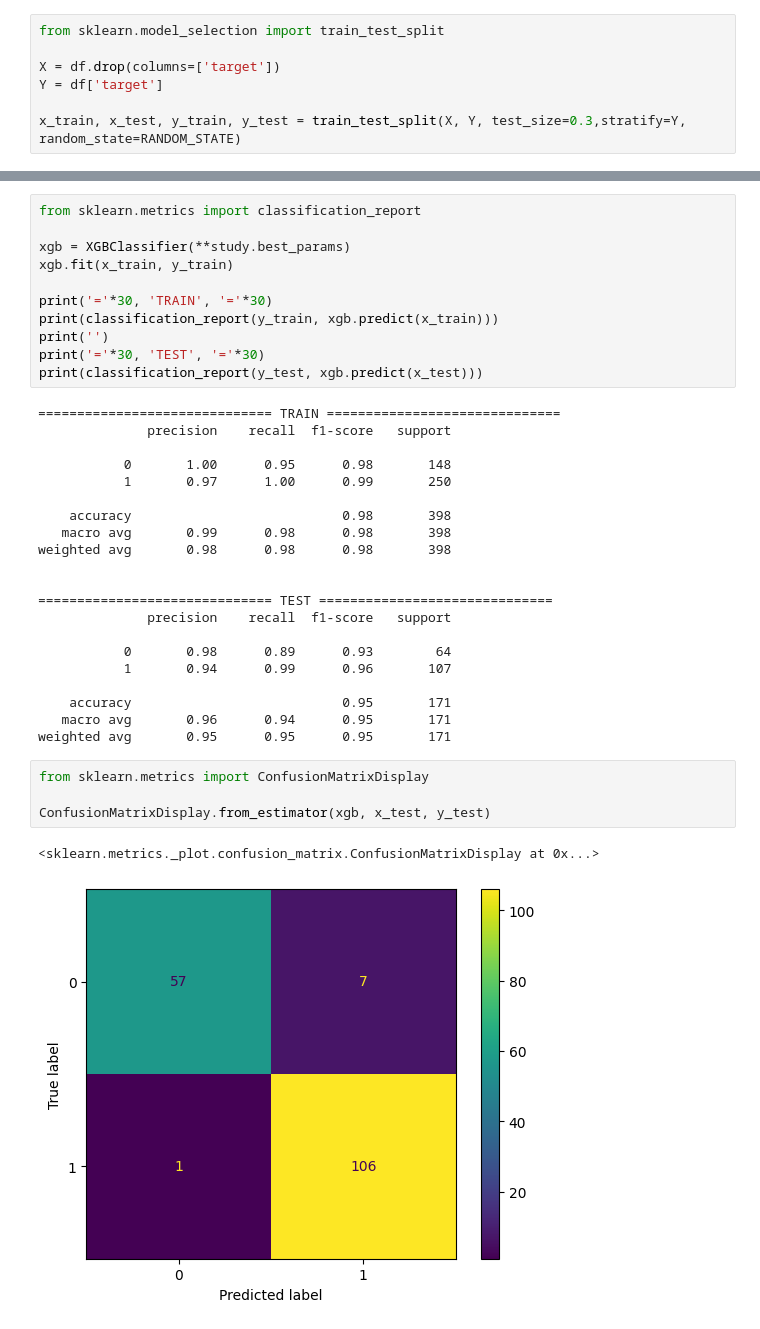
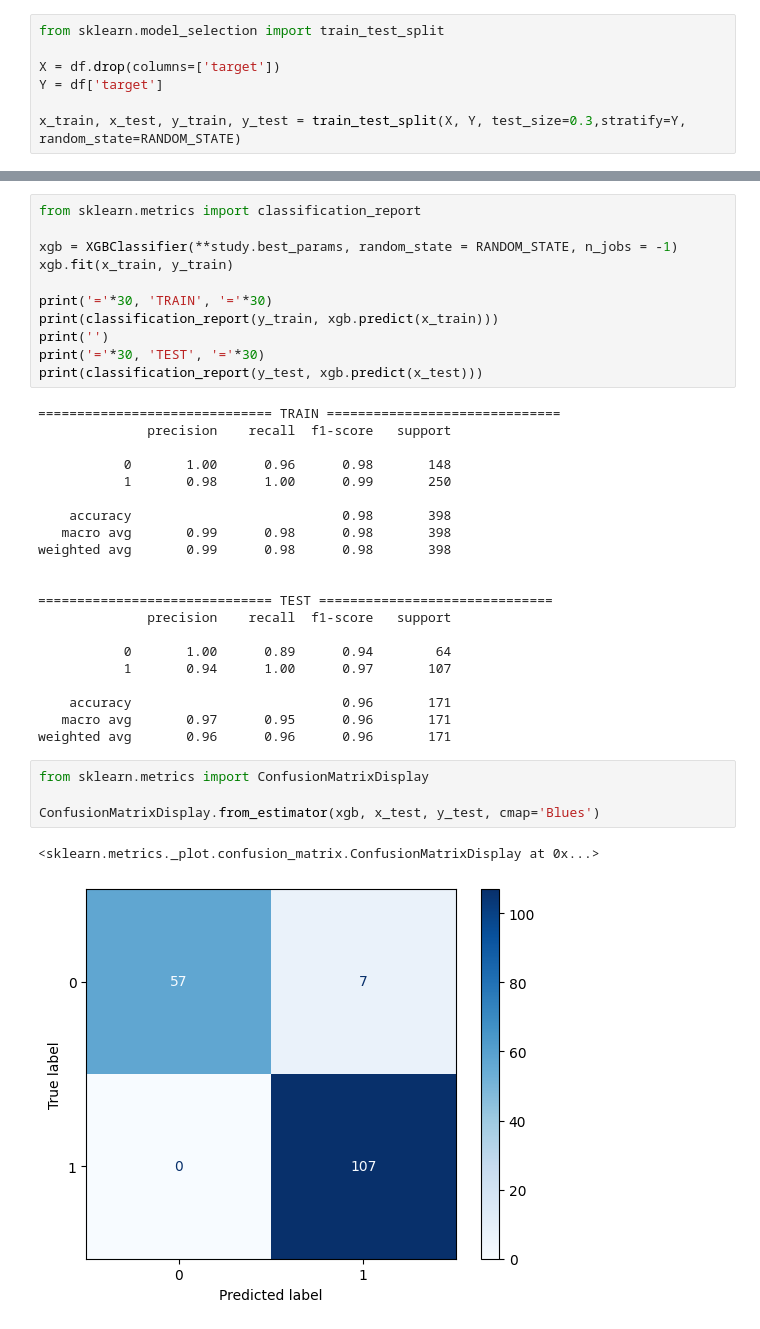
Before and after one commit to Dave02233/CodeAcademy, a Jupyter notebook: 125 - Machine Learning - Esercizi/xgboost_breast_cancer.ipynb, the cells around one changed output, grey strips where cells are left out. Cells and saved outputs as stored; diff of their text form.

```diff
--- a/125 - Machine Learning - Esercizi/xgboost_breast_cancer.ipynb
+++ b/125 - Machine Learning - Esercizi/xgboost_breast_cancer.ipynb
@@ -94,7 +94,7 @@ print(study.best_params)
 # %%
 from sklearn.metrics import classification_report
 
-xgb = XGBClassifier(**study.best_params)
+xgb = XGBClassifier(**study.best_params, random_state = RANDOM_STATE, n_jobs = -1)
 xgb.fit(x_train, y_train)
 
 print('='*30, 'TRAIN', '='*30)
@@ -106,27 +106,27 @@ print(classification_report(y_test, xgb.predict(x_test)))
 ============================== TRAIN ==============================
               precision    recall  f1-score   support
 
-           0       1.00      0.95      0.98       148
-           1       0.97      1.00      0.99       250
+           0       1.00      0.96      0.98       148
+           1       0.98      1.00      0.99       250
 
     accuracy                           0.98       398
    macro avg       0.99      0.98      0.98       398
-weighted avg       0.98      0.98      0.98       398
+weighted avg       0.99      0.98      0.98       398
 
 
 ============================== TEST ==============================
               precision    recall  f1-score   support
 
-           0       0.98      0.89      0.93        64
-           1       0.94      0.99      0.96       107
+           0       1.00      0.89      0.94        64
+           1       0.94      1.00      0.97       107
 
-    accuracy                           0.95       171
-   macro avg       0.96      0.94      0.95       171
-weighted avg       0.95      0.95      0.95       171
+    accuracy                           0.96       171
+   macro avg       0.97      0.95      0.96       171
+weighted avg       0.96      0.96      0.96       171
 # %%
 from sklearn.metrics import ConfusionMatrixDisplay
 
-ConfusionMatrixDisplay.from_estimator(xgb, x_test, y_test)
+ConfusionMatrixDisplay.from_estimator(xgb, x_test, y_test, cmap='Blues')
 # %% [output]
 <sklearn.metrics._plot.confusion_matrix.ConfusionMatrixDisplay at 0x...>
-[figure, old version]
+[figure, new version]
```
Also changed, not shown: parts of 2 cells of this notebook.
